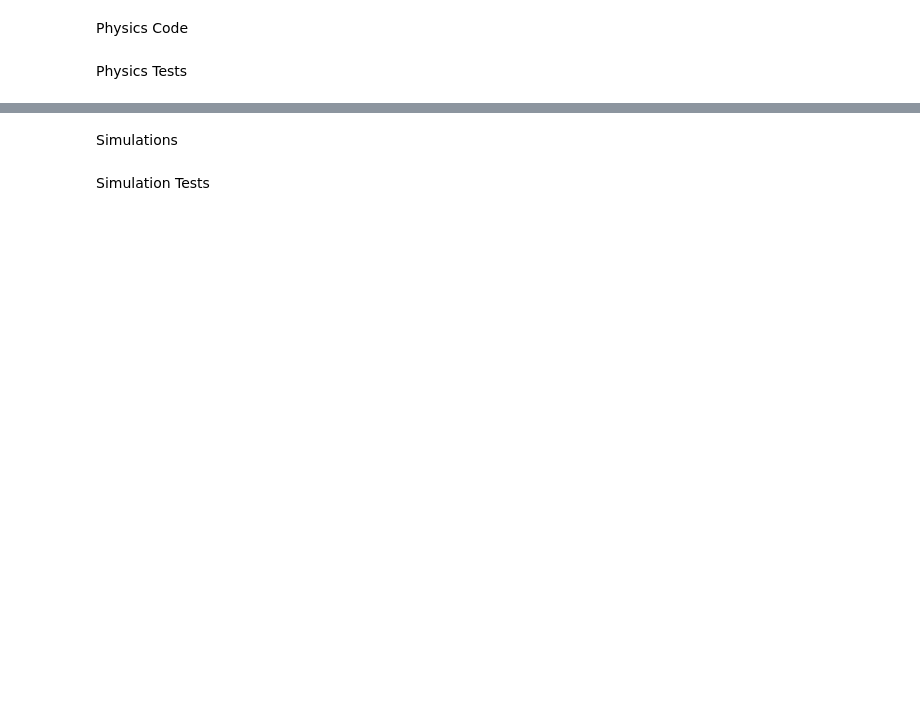
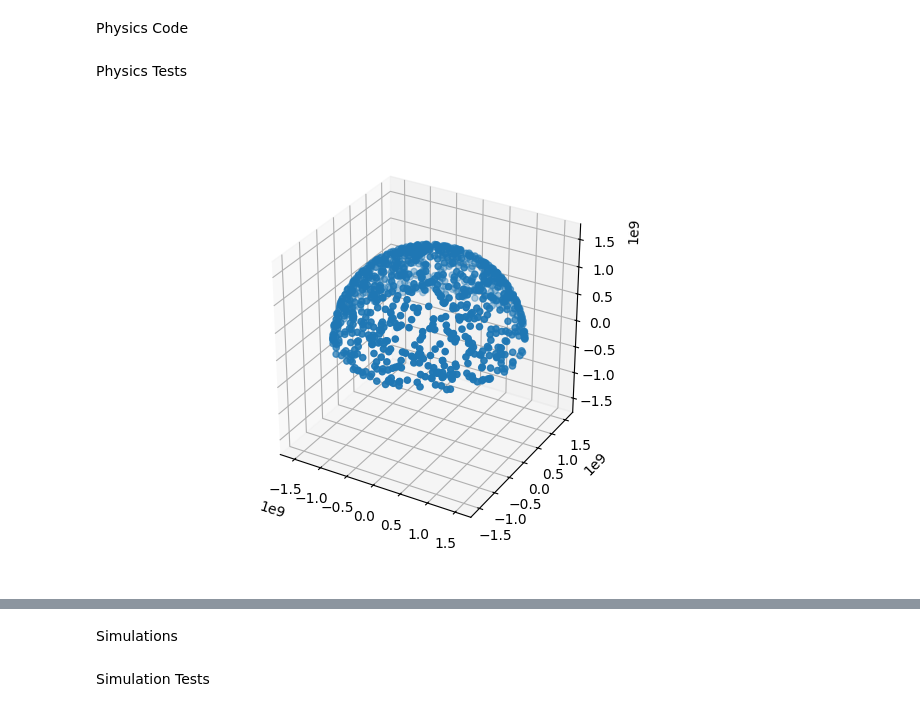
Before and after one commit to deanr02/Rutherford, a Jupyter notebook: mcsim.ipynb, the cells around one changed output, grey strips where cells are left out. Cells and saved outputs as stored; diff of their text form; code cells hidden in the pictures; blank space fills up the shorter version.

```diff
--- a/mcsim.ipynb
+++ b/mcsim.ipynb
@@ -167,2 +209,19 @@ def rutherford_scatter2(a, xs, xd, A):
 # %% [markdown]
 Physics Tests
+# %%
+#Test generation of random velocity directions
+
+alphas = [generate(t) for t in range(1000)]
+
+fig = plt.figure()
+ax = fig.add_subplot(projection='3d')
+
+v = [[a.v[i] for a in alphas] for i in range(3)]
+
+ax.set_box_aspect(aspect = (1,1,1))
+ax.scatter(v[0], v[1], v[2])
+ax.set_zlim3d(ax.get_xlim3d())
+
+plt.show()
+# %% [output]
+[figure, added]
```
Also changed, not shown: parts of 19 cells of this notebook, 13 other files.
